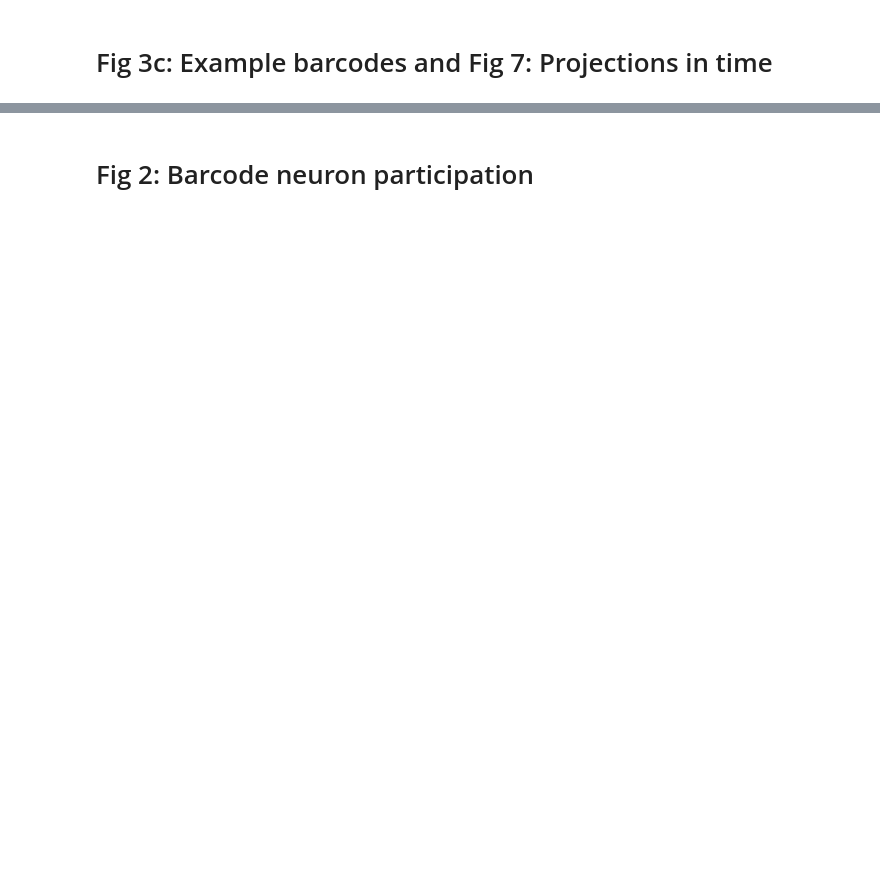
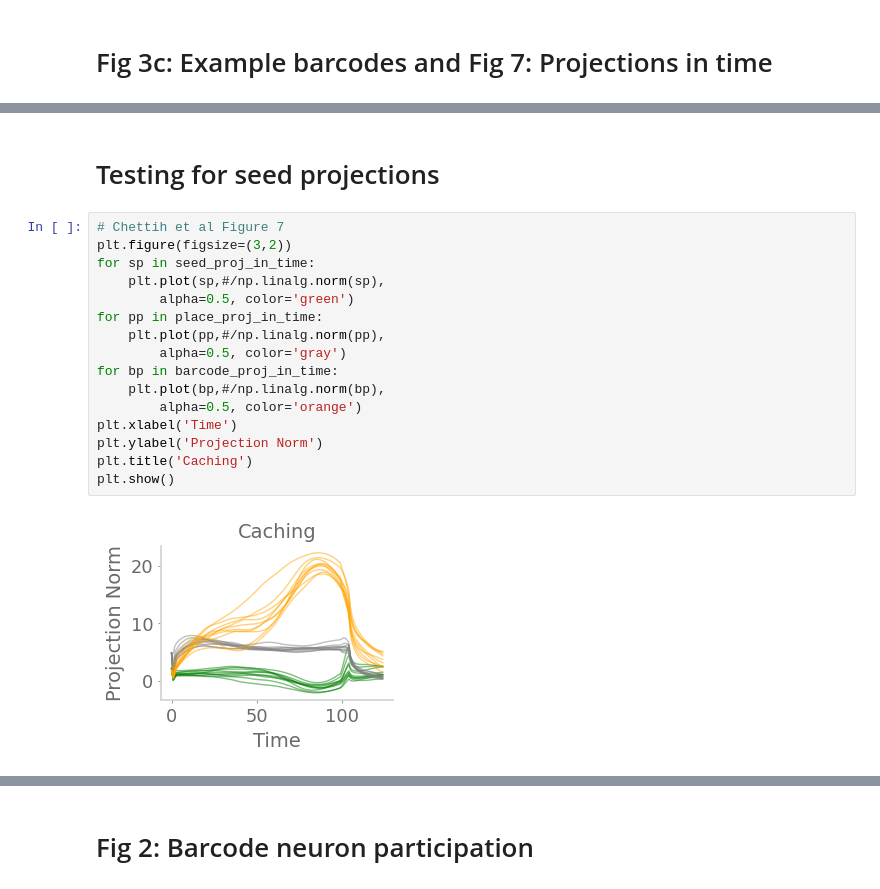
Before and after one commit to chingf/barcodes, a Jupyter notebook: Fig2-replicate-experiments.ipynb, the cells around one changed output, grey strips where cells are left out. Drawn from its saved outputs; the diff is of its cells as text; blank space fills up the shorter version.

```diff
--- a/Fig2-replicate-experiments.ipynb
+++ b/Fig2-replicate-experiments.ipynb
@@ -281,0 +289,20 @@ plt.show()
+# %% [markdown]
+# Testing for seed projections
+# %%
+# Chettih et al Figure 7
+plt.figure(figsize=(3,2))
+for sp in seed_proj_in_time:
+    plt.plot(sp,#/np.linalg.norm(sp),
+        alpha=0.5, color='green')
+for pp in place_proj_in_time:
+    plt.plot(pp,#/np.linalg.norm(pp),
+        alpha=0.5, color='gray')
+for bp in barcode_proj_in_time:
+    plt.plot(bp,#/np.linalg.norm(bp),
+        alpha=0.5, color='orange')
+plt.xlabel('Time')
+plt.ylabel('Projection Norm')
+plt.title('Caching')
+plt.show()
+# %% [output]
+[figure, added]
```
Also changed, not shown: parts of 25 cells of this notebook, 11 other files.
